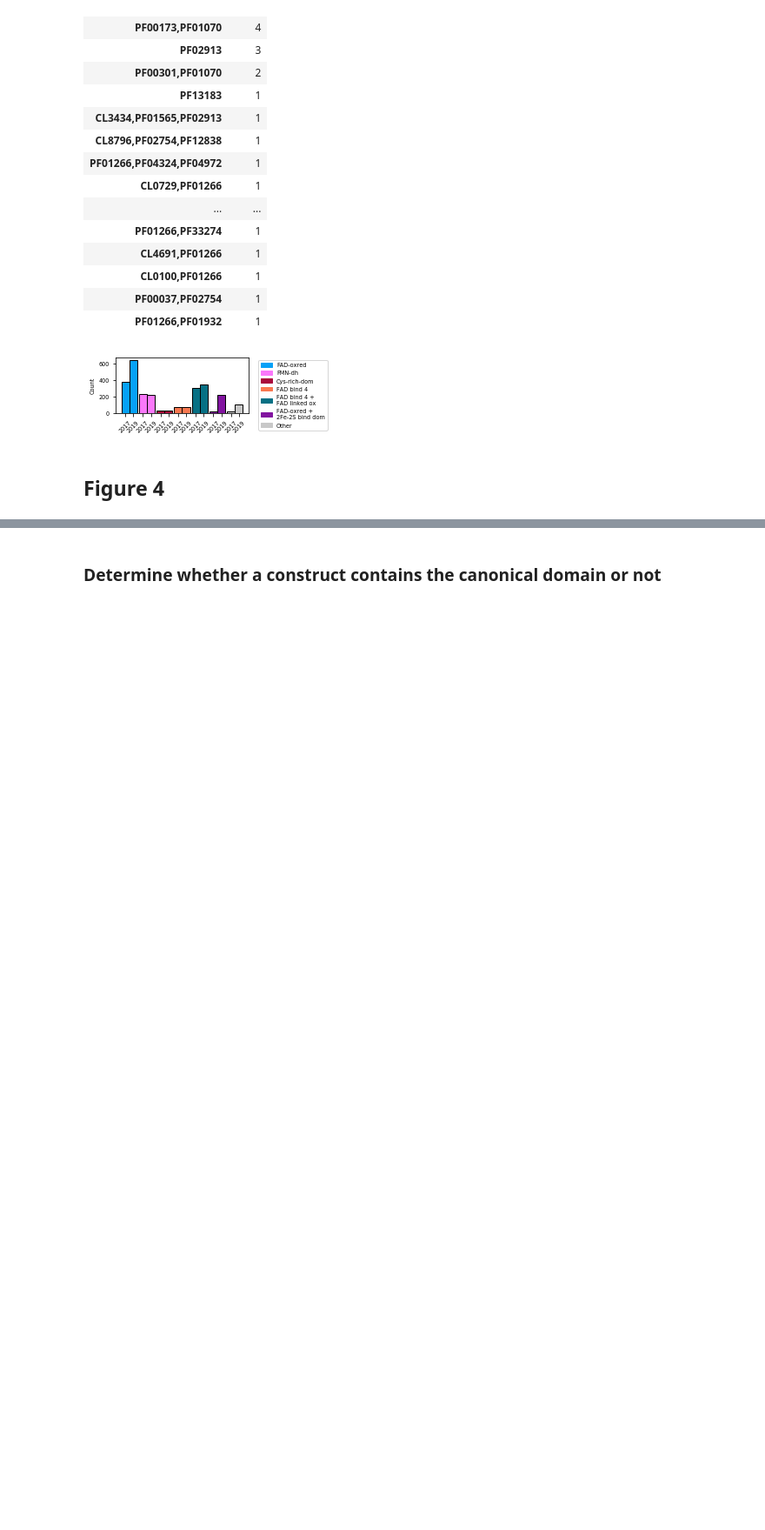
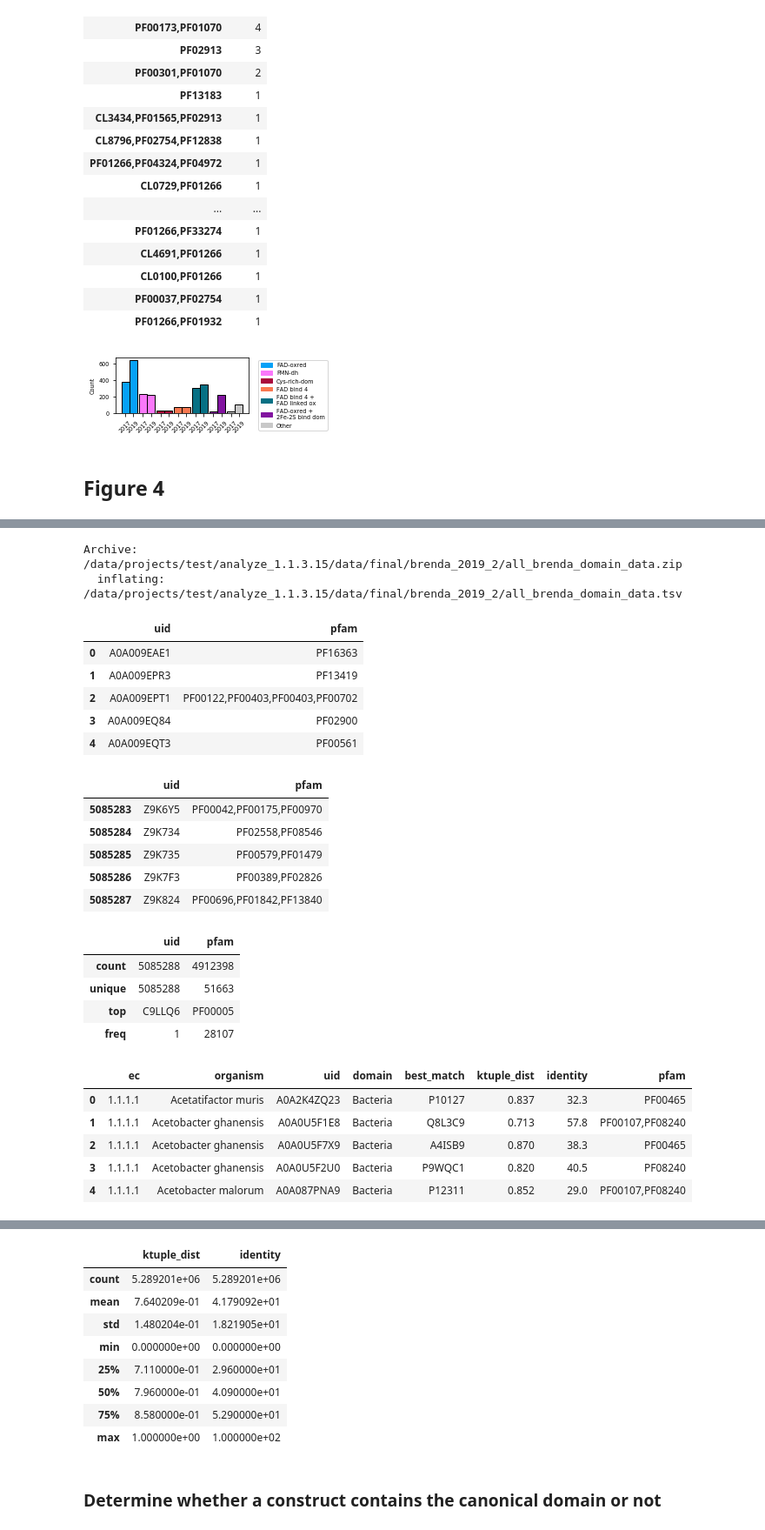
Before and after one commit to EngqvistLab/analyze_1.1.3.15, a Jupyter notebook: code/2_analyze_data/1_analyze_1.1.3.15.ipynb, the cells around one changed output, grey strips where cells are left out. Shown at 87% size. Saved outputs shown, nothing was run; the diff lists cells and outputs as text; code cells hidden in the pictures; blank space fills up the shorter version.

Commit message:
include data files

```diff
--- a/code/2_analyze_data/1_analyze_1.1.3.15.ipynb
+++ b/code/2_analyze_data/1_analyze_1.1.3.15.ipynb
@@ -1909,14 +1998,62 @@ display(df_fasta.describe())
 # %%
+def get_domain_data():
+    '''
+    Download and extract data files
+    '''
+    folder = join(FINAL, 'brenda_2019_2')
+    infile = join(folder, 'all_brenda_domain_data.zip')
+    if not exists(infile):
+        ## Download the fasta file and the zip file
+#         target = 'https://zenodo.org/record/xyz/files/all_brenda_domain_data.fasta'
+#         !wget -P $folder $target
+
+        pass
+
+    # unzip it the compressed archive
+    !unzip $infile -d $folder
+
+
+
 # load the Pfam domain data
-df_dom = pd.read_csv(join(FINAL, 'brenda_2019_2', 'all_brenda_domain_data.tsv'), sep='\t', header=None)
+filepath = join(FINAL, 'brenda_2019_2', 'all_brenda_domain_data.tsv')
+if not exists(filepath): # download data from Zenodo if it's not present locally
+    get_domain_data()
+
+df_dom = pd.read_csv(filepath, sep='\t', header=None)
 df_dom.columns = ['uid', 'pfam']
 display(df_dom.head())
 display(df_dom.tail())
 display(df_dom.describe())
 
 
 # merge with the fasta identity data
 df_fasta_pfam = pd.merge(df_fasta, df_dom, on='uid', how='left')
 display(df_fasta_pfam.head())
 display(df_fasta_pfam.tail())
 display(df_fasta_pfam.describe())
+# %% [output]
+Archive:  /data/projects/test/analyze_1.1.3.15/data/final/brenda_2019_2/all_brenda_domain_data.zip
+  inflating: /data/projects/test/analyze_1.1.3.15/data/final/brenda_2019_2/all_brenda_domain_data.tsv
+|  | uid | pfam |
+| 0 | A0A009EAE1 | PF16363 |
+| 1 | A0A009EPR3 | PF13419 |
+| 2 | A0A009EPT1 | PF00122,PF00403,PF00403,PF00702 |
+| 3 | A0A009EQ84 | PF02900 |
+| 4 | A0A009EQT3 | PF00561 |
+|  | uid | pfam |
+| 5085283 | Z9K6Y5 | PF00042,PF00175,PF00970 |
+| 5085284 | Z9K734 | PF02558,PF08546 |
+| 5085285 | Z9K735 | PF00579,PF01479 |
+| 5085286 | Z9K7F3 | PF00389,PF02826 |
+| 5085287 | Z9K824 | PF00696,PF01842,PF13840 |
+|  | uid | pfam |
+| count | 5085288 | 4912398 |
+| unique | 5085288 | 51663 |
+| top | C9LLQ6 | PF00005 |
+| freq | 1 | 28107 |
+|  | ec | organism | uid | domain | best_match | ktuple_dist | identity | pfam |
+| 0 | 1.1.1.1 | Acetatifactor muris | A0A2K4ZQ23 | Bacteria | P10127 | 0.837 | 32.3 | PF00465 |
+| 1 | 1.1.1.1 | Acetobacter ghanensis | A0A0U5F1E8 | Bacteria | Q8L3C9 | 0.713 | 57.8 | PF00107,PF08240 |
+| 2 | 1.1.1.1 | Acetobacter ghanensis | A0A0U5F7X9 | Bacteria | A4ISB9 | 0.870 | 38.3 | PF00465 |
+| 3 | 1.1.1.1 | Acetobacter ghanensis | A0A0U5F2U0 | Bacteria | P9WQC1 | 0.820 | 40.5 | PF08240 |
+| 4 | 1.1.1.1 | Acetobacter malorum | A0A087PNA9 | Bacteria | P12311 | 0.852 | 29.0 | PF00107,PF08240 |
@@ -1923,3 +2066,12 @@ display(df_fasta_pfam.describe())
+|  | ktuple_dist | identity |
+| count | 5.289201e+06 | 5.289201e+06 |
+| mean | 7.640209e-01 | 4.179092e+01 |
+| std | 1.480204e-01 | 1.821905e+01 |
+| min | 0.000000e+00 | 0.000000e+00 |
+| 25% | 7.110000e-01 | 2.960000e+01 |
+| 50% | 7.960000e-01 | 4.090000e+01 |
+| 75% | 8.580000e-01 | 5.290000e+01 |
+| max | 1.000000e+00 | 1.000000e+02 |
 # %% [markdown]
 ### Determine whether a construct contains the canonical domain or not
 # %%
```
Also changed, not shown: parts of 15 cells of this notebook, 21 other files.
